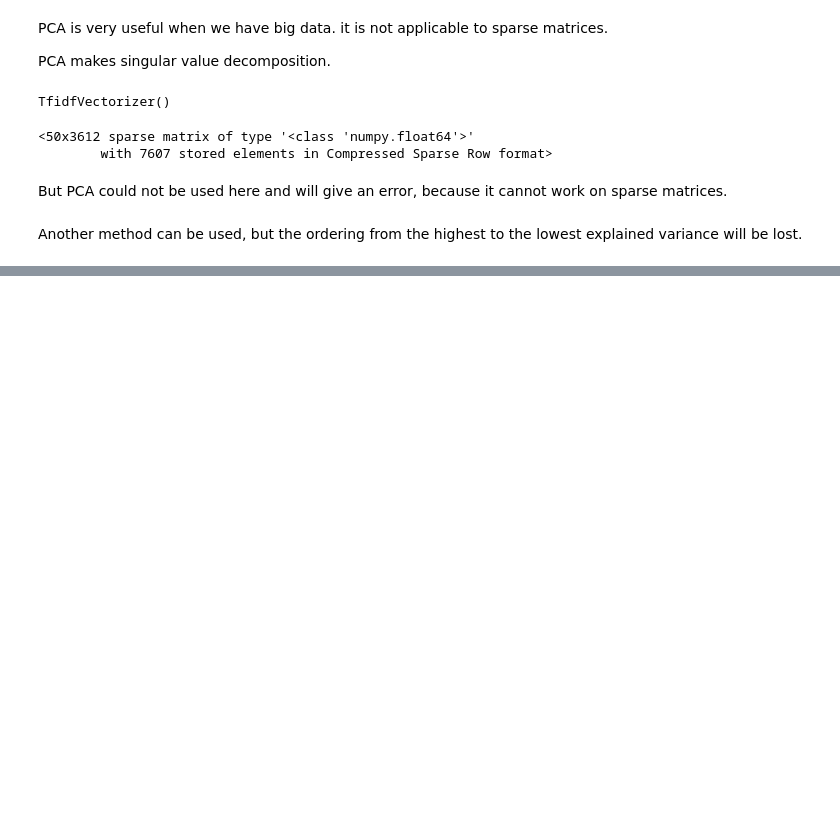
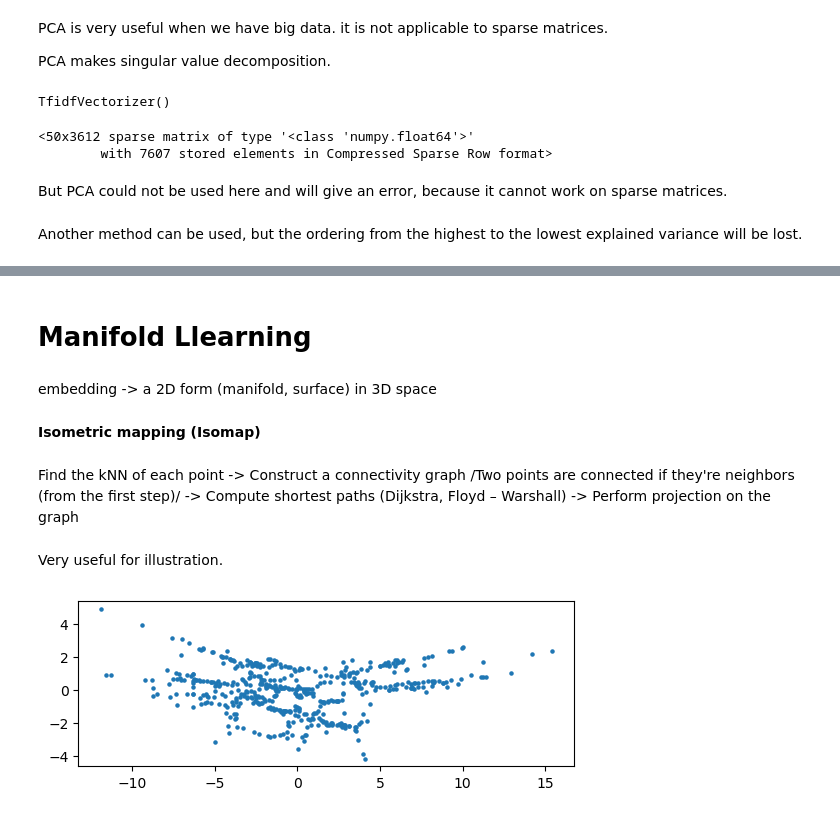
Before and after one commit to di-ton/Machine-Learning, a Jupyter notebook: Dimensionality-Reduction/dimensionality_reduction.ipynb, the cells around one changed output, grey strips where cells are left out. Cells and saved outputs as stored; diff of their text form; code cells hidden in the pictures; blank space fills up the shorter version.

```diff
--- a/Dimensionality-Reduction/dimensionality_reduction.ipynb
+++ b/Dimensionality-Reduction/dimensionality_reduction.ipynb
@@ -402,0 +501,19 @@ Another method can be used, but the ordering from the highest to the lowest expl
+# %% [markdown]
+# Manifold Llearning
+# %% [markdown]
+embedding -> a 2D form (manifold, surface) in 3D space
+# %% [markdown]
+<b>Isometric mapping (Isomap)</b>
+# %% [markdown]
+Find the kNN of each point -> Construct a connectivity graph /Two points are connected if they're neighbors (from the first step)/ -> Compute shortest paths (Dijkstra, Floyd – Warshall) -> Perform projection on the graph
+# %% [markdown]
+Very useful for illustration.
+# %%
+isomap = Isomap(n_neighbors = 5, n_components = 2)
+transformed_data = isomap.fit_transform(data)
+# %%
+plt.scatter(transformed_data[:, 0], transformed_data[:, 1], s = 5)
+plt.gca().set_aspect('equal')
+plt.show()
+# %% [output]
+[figure, added]
```
Also changed, not shown: parts of 50 cells of this notebook.
